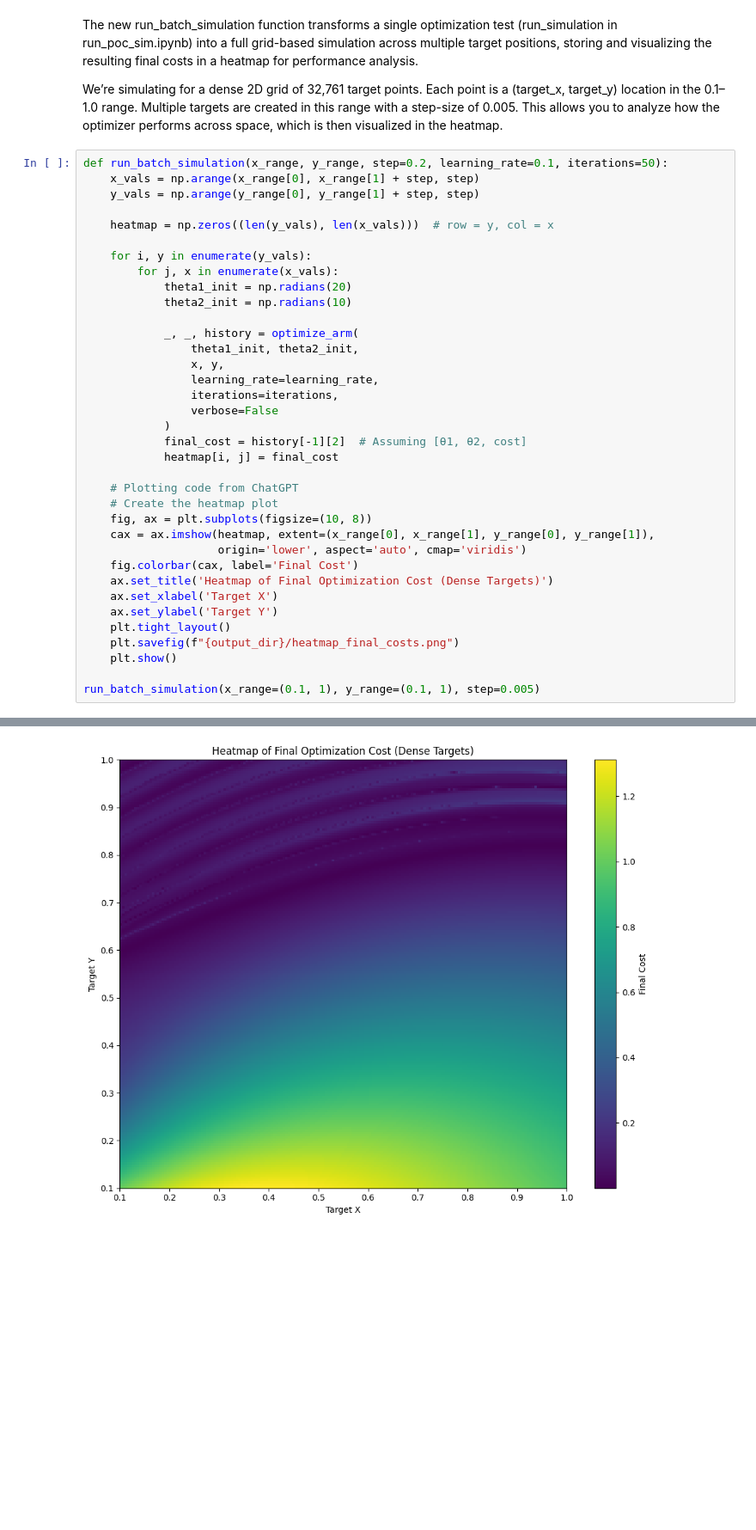
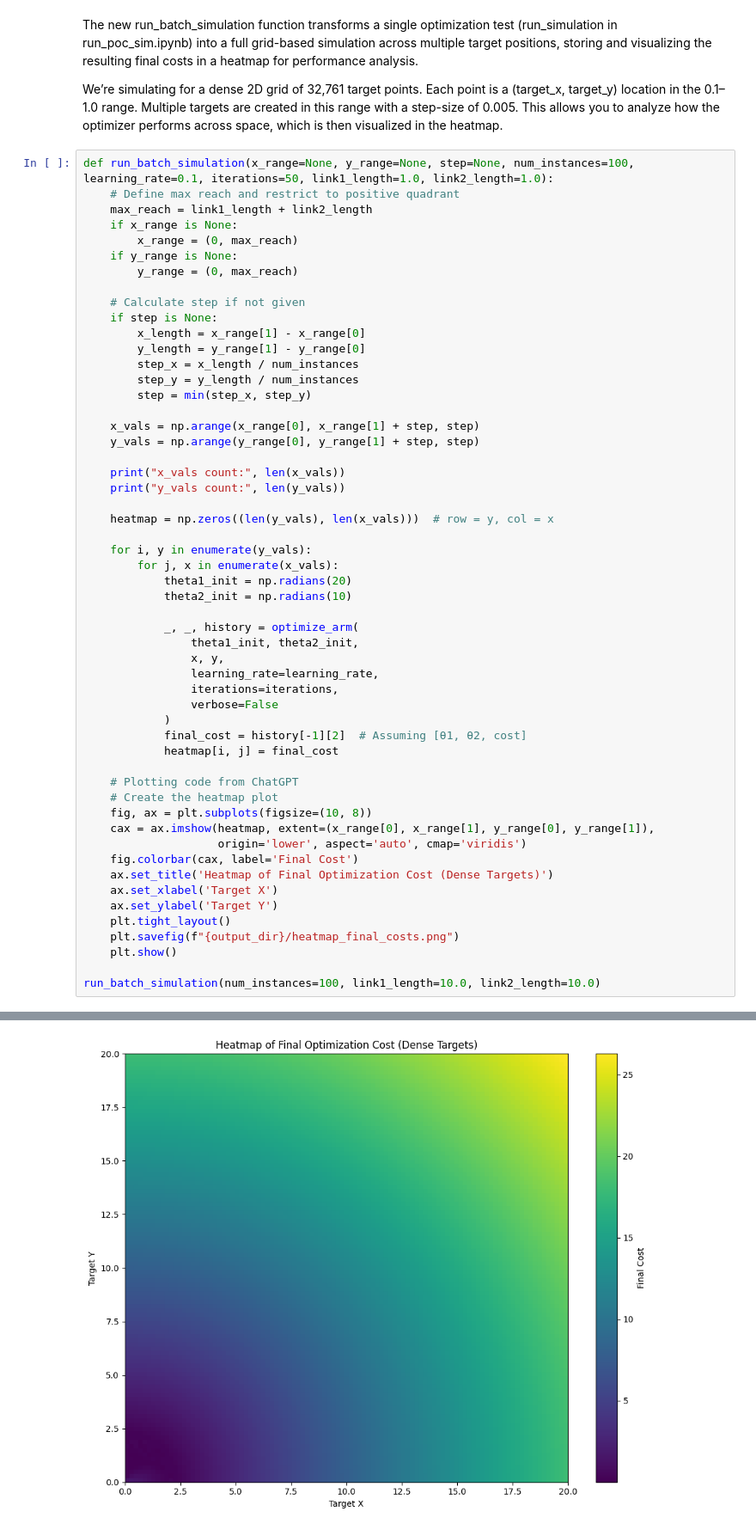
Before and after one commit to MissVz/Optimotion, a Jupyter notebook: notebooks/run_multi_target_sim.ipynb, the cells around one changed output, grey strips where cells are left out. Shown: that part at 86% size. Drawn from its saved outputs; the diff is of its cells as text; blank space fills up the shorter version.

Commit message:
Run for targets for different link lengths

```diff
--- a/notebooks/run_multi_target_sim.ipynb
+++ b/notebooks/run_multi_target_sim.ipynb
@@ -19,9 +19,27 @@ We’re simulating for a dense 2D grid of 32,761 target points.
 Each point is a (target_x, target_y) location in the 0.1–1.0 range. Multiple targets are created in this range with a step-size of 0.005.
 This allows you to analyze how the optimizer performs across space, which is then visualized in the heatmap.
 # %%
-def run_batch_simulation(x_range, y_range, step=0.2, learning_rate=0.1, iterations=50):
+def run_batch_simulation(x_range=None, y_range=None, step=None, num_instances=100, learning_rate=0.1, iterations=50, link1_length=1.0, link2_length=1.0):
+    # Define max reach and restrict to positive quadrant
+    max_reach = link1_length + link2_length
+    if x_range is None:
+        x_range = (0, max_reach)
+    if y_range is None:
+        y_range = (0, max_reach)
+
+    # Calculate step if not given
+    if step is None:
+        x_length = x_range[1] - x_range[0]
+        y_length = y_range[1] - y_range[0]
+        step_x = x_length / num_instances
+        step_y = y_length / num_instances
+        step = min(step_x, step_y)
+
     x_vals = np.arange(x_range[0], x_range[1] + step, step)
     y_vals = np.arange(y_range[0], y_range[1] + step, step)
+
+    print("x_vals count:", len(x_vals))
+    print("y_vals count:", len(y_vals))
 
     heatmap = np.zeros((len(y_vals), len(x_vals)))  # row = y, col = x
 
@@ -53,5 +71,5 @@ def run_batch_simulation(x_range, y_range, step=0.2, learning_rate=0.1, iteratio
     plt.savefig(f"{output_dir}/heatmap_final_costs.png")
     plt.show()
 
-run_batch_simulation(x_range=(0.1, 1), y_range=(0.1, 1), step=0.005)
+run_batch_simulation(num_instances=100, link1_length=10.0, link2_length=10.0)
 # %% [output]
@@ -58,2 +78,2 @@ run_batch_simulation(x_range=(0.1, 1), y_range=(0.1, 1), step=0.005)
-[figure, old version]
+[figure, new version]
 # %% [markdown]
```
Also changed, not shown: parts of 2 cells of this notebook, 2 other files.
